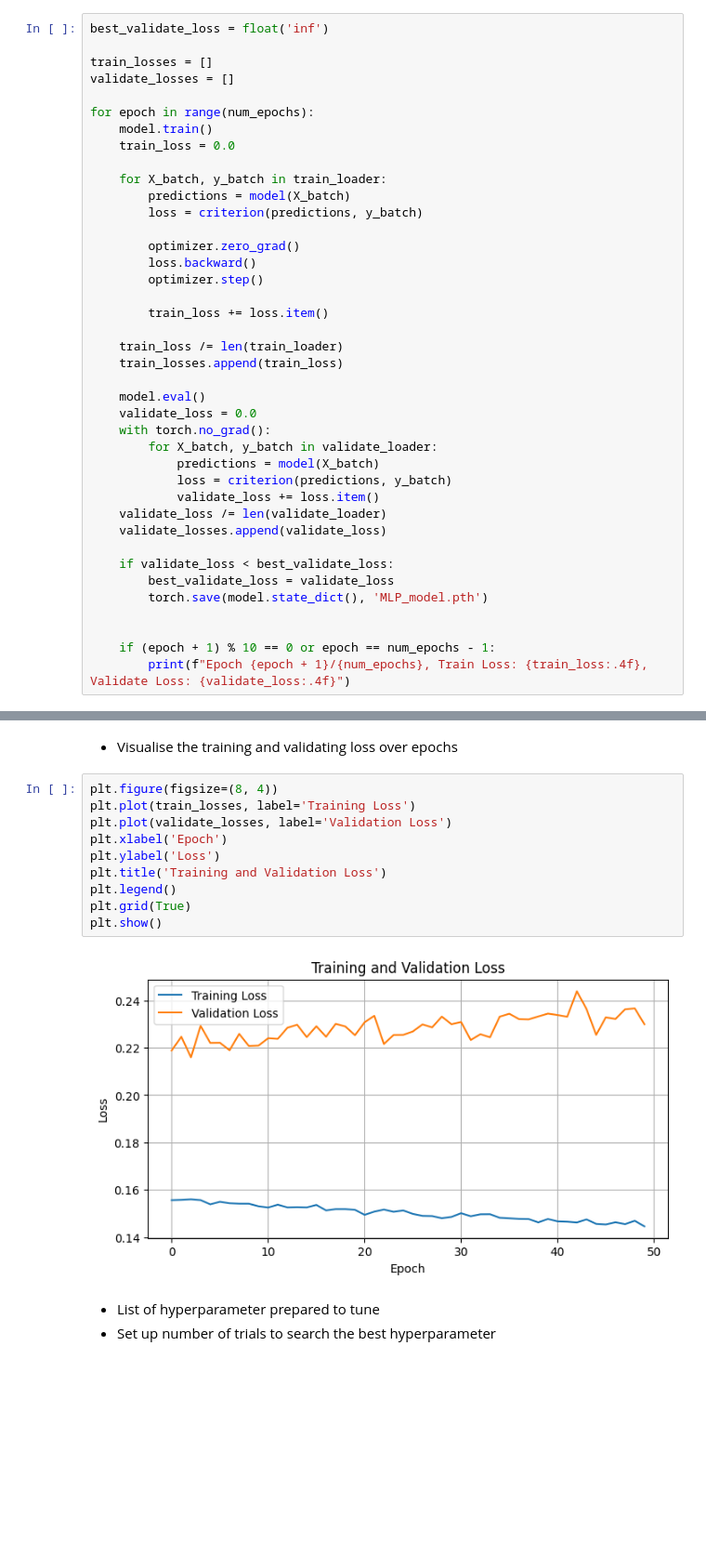
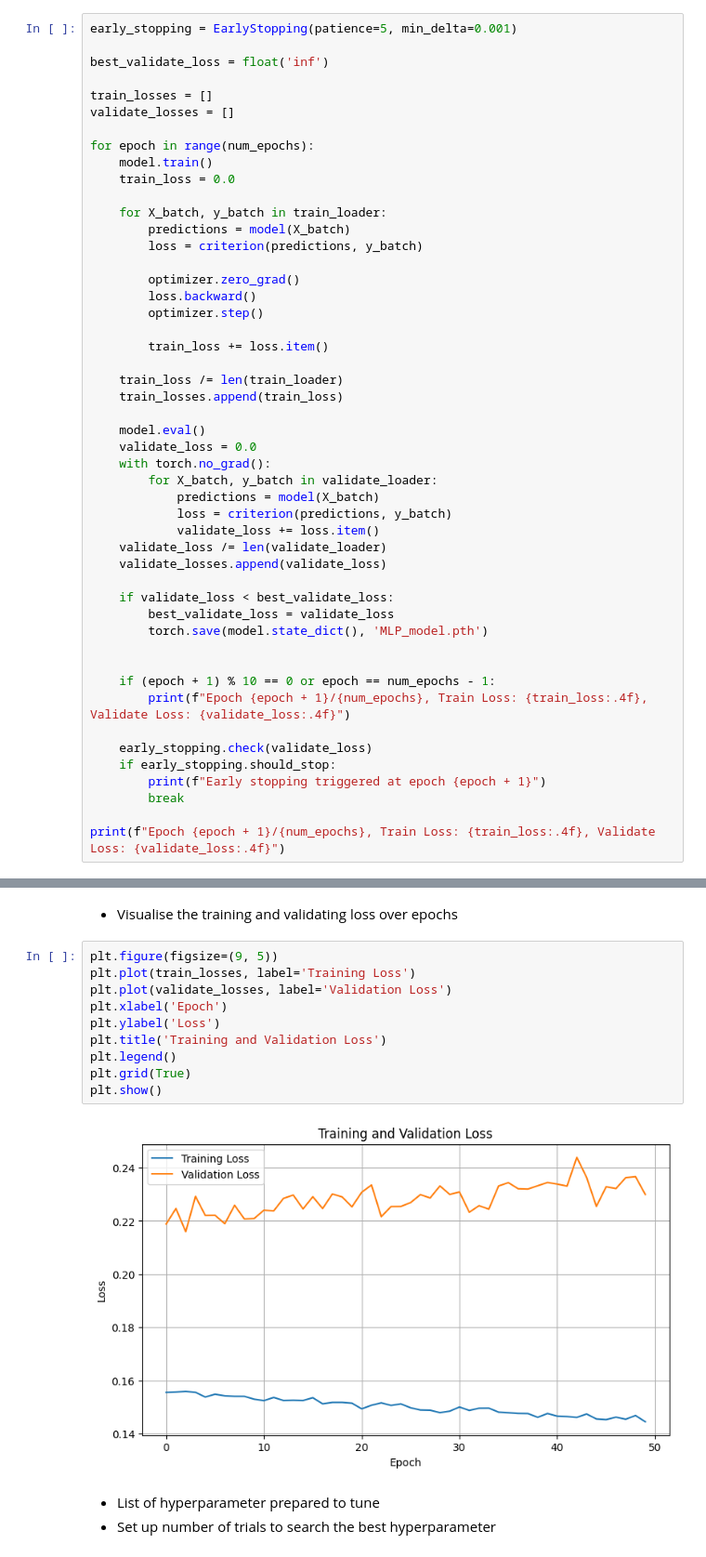
Before and after one commit to UM-23102475/AML, a Jupyter notebook: code_snippet.ipynb, the cells around one changed output, grey strips where cells are left out. Shown at 93% size. Cells and saved outputs as stored; diff of their text form; blank space fills up the shorter version.

Commit message:
Added early stopping and minor changes on other utils.py files

```diff
--- a/code_snippet.ipynb
+++ b/code_snippet.ipynb
@@ -251,6 +252,8 @@ validate_loader = DataLoader(validate_dataset, batch_size=batch_size)
 - Validate the model
 - Display the best validate loss
 # %%
+early_stopping = EarlyStopping(patience=5, min_delta=0.001)
+
 best_validate_loss = float('inf')
 
 train_losses = []
@@ -290,6 +293,13 @@ for epoch in range(num_epochs):
 
     if (epoch + 1) % 10 == 0 or epoch == num_epochs - 1:
         print(f"Epoch {epoch + 1}/{num_epochs}, Train Loss: {train_loss:.4f}, Validate Loss: {validate_loss:.4f}")
+
+    early_stopping.check(validate_loss)
+    if early_stopping.should_stop:
+        print(f"Early stopping triggered at epoch {epoch + 1}")
+        break
+
+print(f"Epoch {epoch + 1}/{num_epochs}, Train Loss: {train_loss:.4f}, Validate Loss: {validate_loss:.4f}")
 # %% [output]
 Epoch 10/50, Train Loss: 0.1530, Validate Loss: 0.2209
 Epoch 20/50, Train Loss: 0.1515, Validate Loss: 0.2253
@@ -299,17 +309,17 @@ Epoch 50/50, Train Loss: 0.1446, Validate Loss: 0.2299
 # %% [markdown]
 - Visualise the training and validating loss over epochs
 # %%
-plt.figure(figsize=(8, 4))
+plt.figure(figsize=(9, 5))
 plt.plot(train_losses, label='Training Loss')
 plt.plot(validate_losses, label='Validation Loss')
 plt.xlabel('Epoch')
 plt.ylabel('Loss')
 plt.title('Training and Validation Loss')
 plt.legend()
 plt.grid(True)
 plt.show()
 # %% [output]
-[figure, old version]
+[figure, new version]
 # %% [markdown]
 - List of hyperparameter prepared to tune
 - Set up number of trials to search the best hyperparameter
```
Also changed, not shown: parts of 3 cells of this notebook, 1 other file.
